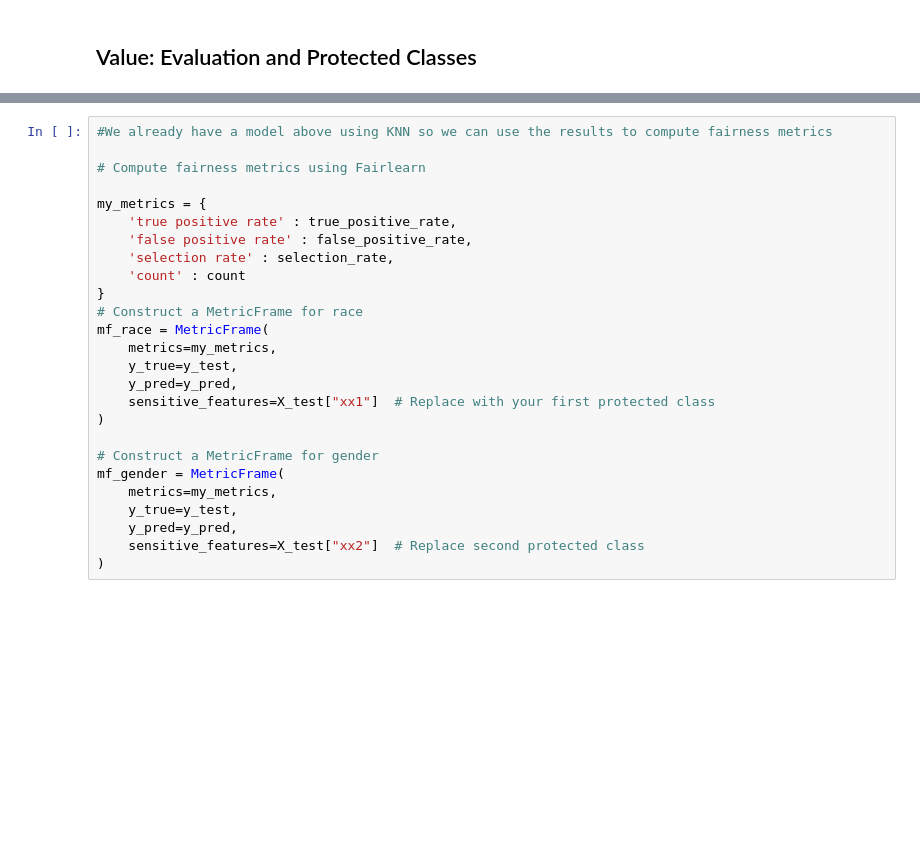
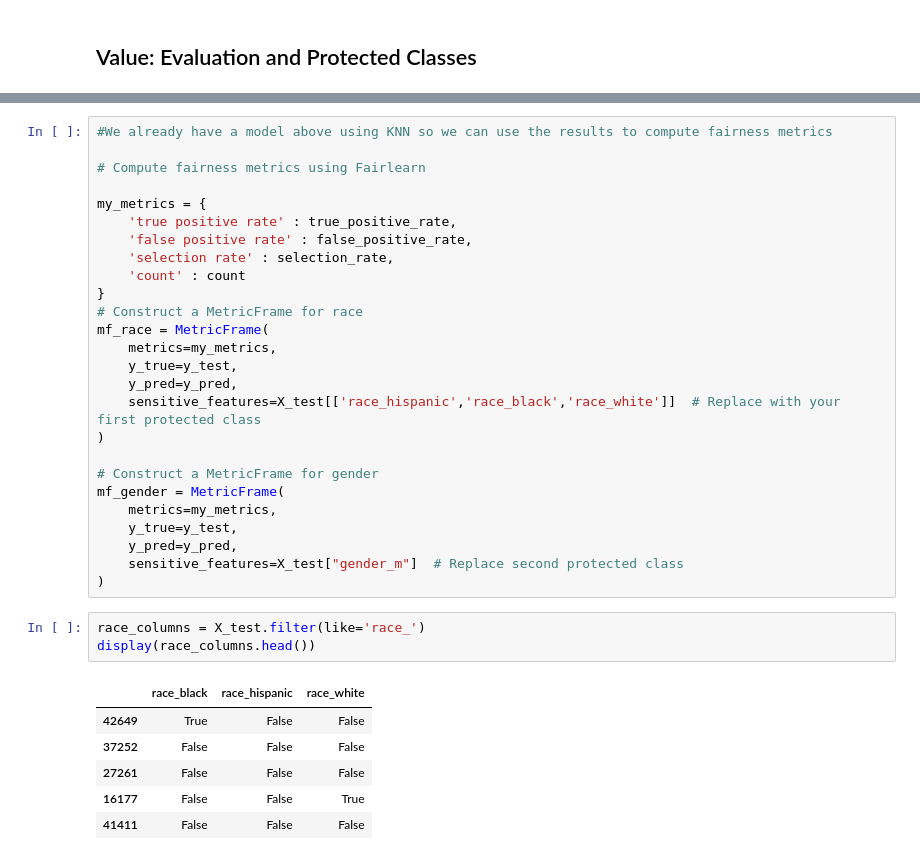
Before and after one commit to mmr8js/KeenanWilliamsDSFinal, a Jupyter notebook: ds1001_final/notebooks/Final_Project_Notebook.ipynb, the cells around one changed output, grey strips where cells are left out. Saved outputs shown, nothing was run; the diff lists cells and outputs as text; blank space fills up the shorter version.

```diff
--- a/ds1001_final/notebooks/Final_Project_Notebook.ipynb
+++ b/ds1001_final/notebooks/Final_Project_Notebook.ipynb
@@ -290,7 +292,7 @@ mf_race = MetricFrame(
     metrics=my_metrics,
     y_true=y_test,
     y_pred=y_pred,
-    sensitive_features=X_test["xx1"]  # Replace with your first protected class
+    sensitive_features=X_test[['race_hispanic','race_black','race_white']]  # Replace with your first protected class
 )
 
 # Construct a MetricFrame for gender
@@ -298,8 +300,18 @@ mf_gender = MetricFrame(
     metrics=my_metrics,
     y_true=y_test,
     y_pred=y_pred,
-    sensitive_features=X_test["xx2"]  # Replace second protected class
+    sensitive_features=X_test["gender_m"]  # Replace second protected class
 )
+# %%
+race_columns = X_test.filter(like='race_')
+display(race_columns.head())
+# %% [output]
+|  | race_black | race_hispanic | race_white |
+| 42649 | True | False | False |
+| 37252 | False | False | False |
+| 27261 | False | False | False |
+| 16177 | False | False | True |
+| 41411 | False | False | False |
 # %%
 mf_race.by_group #What do the results show? Change the mf_race with each subgroup and report the findings. This means
 # you should run this cell multiple times, once for each of the levels in the race variable.
```
Also changed, not shown: parts of 8 cells of this notebook.
